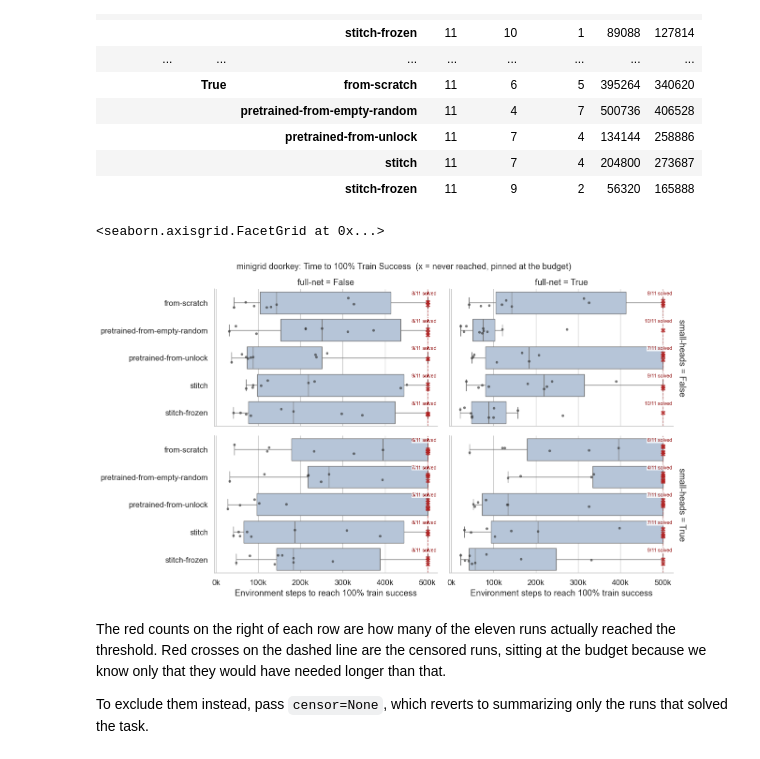
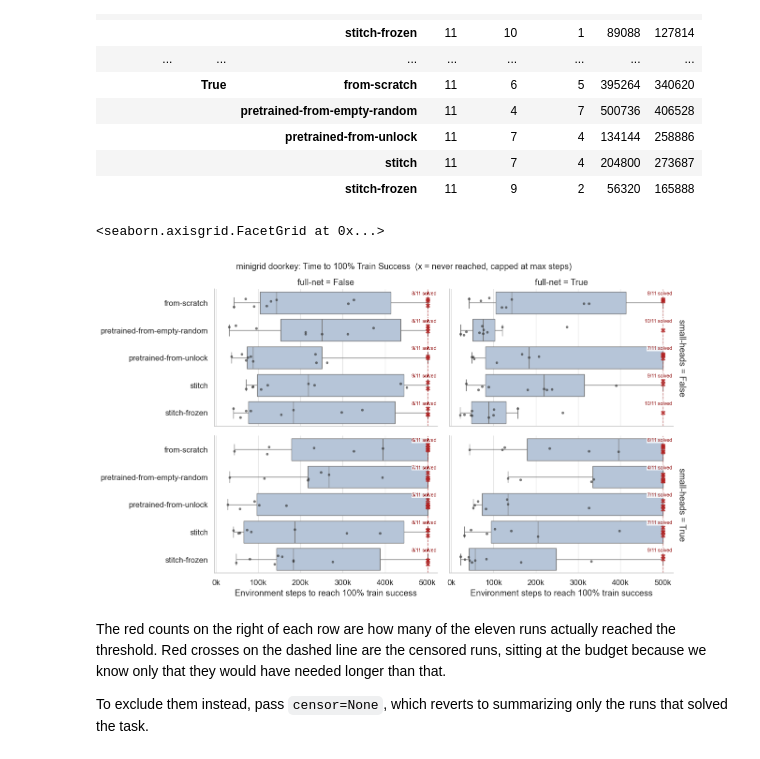
Before and after one commit to uvm-neurobotics-lab/stitching, a Jupyter notebook: src/minigrid.ipynb, the cells around one changed output. Cells and saved outputs as stored; diff of their text form; code cells hidden in the pictures.

Commit message:
I prefer this naming and syntax over what Claude chose.

```diff
--- a/src/minigrid.ipynb
+++ b/src/minigrid.ipynb
@@ -356,16 +356,14 @@ this".
 METRIC = "Time to 100% Train Success"
 
 
-def time_to_threshold(df, y="Train/Success Rate", threshold=1.0, sustain=5, unit="run", censor="budget"):
+def time_to_threshold(df, y="Train/Success Rate", threshold=1.0, sustain=5, unit="run", cap_nans=True):
     """
     The first step at which each run reaches `threshold` and holds it for `sustain` consecutive records.
 
-    `sustain=1` gives the plain first crossing, which on a rolling metric is badly contaminated by the small
-    buffer early in training.
+    `sustain=1` gives the plain first crossing, which on a rolling metric is badly contaminated by the small buffer
+    early in training. `cap_nans` means, for runs which never crossed this threshold, give them a value of max steps
+    rather than dropping them or marking them NaN.
 
-    Args:
-        censor: What to record for a run which never reaches the threshold. "budget" (the default) records the
-            run's final step, so the run stays in the sample as a lower bound; None records NaN, dropping it.
     Returns:
         DataFrame: One row per run, with the time, and a `censored` flag marking the runs which never got there.
     """
@@ -378,22 +376,19 @@ def time_to_threshold(df, y="Train/Success Rate", threshold=1.0, sustain=5, unit
         else:
             found = np.flatnonzero(at_or_above)
         steps = g["Step"].to_numpy()
-        return pd.Series({METRIC: steps[found[0]] if len(found) else np.nan, "budget": steps.max()})
+        return pd.Series({METRIC: steps[found[0]] if len(found) else np.nan, "max-step": steps.max()})
 
     ordered = df.dropna(subset=[y]).reset_index().sort_values("Step")
     keys = ["small-heads", "full-net", "train-method", unit]
     times = ordered.groupby(keys).apply(first_crossing, include_groups=False).reset_index()
 
     times["censored"] = times[METRIC].isna()
-    if censor == "budget":
-        times[METRIC] = times[METRIC].fillna(times["budget"])
-    elif censor is not None:
-        raise ValueError(f"Unknown censor mode: {censor!r}. Use 'budget' or None.")
+    if cap_nans:
+        times[METRIC] = times[METRIC].fillna(times["max-step"])
     return times
 
 
 times = time_to_threshold(plot_df)
-print(f"{len(times)} runs, {times['censored'].sum()} censored at the budget "
-      f"({times['budget'].min():,}-{times['budget'].max():,} steps)")
+print(f"{len(times)} runs, {times['censored'].sum()} failed at {int(times['max-step'].max()):,} steps")
 times.head()
 # %% [output]
@@ -445,7 +440,7 @@ def plot_time_to_solve(times, metric=METRIC, group="train-method", facets=("smal
     """
     Box plot of time-to-solve per group, with each run drawn as a point.
 
-    Censored runs -- those which never reached the threshold -- sit at the budget and are drawn as red crosses,
+    Capped runs -- those which never reached the threshold -- sit at max-steps and are drawn as red crosses,
     since their true value is only known to be at least that large.
     """
     order = sorted(times[group].unique())
@@ -455,37 +450,37 @@ def plot_time_to_solve(times, metric=METRIC, group="train-method", facets=("smal
 
     def draw_runs(data, **kwargs):
         for subset, style in [(data[~data["censored"]], dict(color=".2", marker="o", size=4, alpha=0.65)),
                               (data[data["censored"]], dict(color="firebrick", marker="X", size=7, alpha=0.85))]:
             if len(subset):
                 sns.stripplot(data=subset, y=group, x=metric, order=order, jitter=0.18, **style)
 
     grid.map_dataframe(draw_runs)
 
-    budget = times["budget"].max()
+    max_step = times["max-step"].max()
     for facet_values, ax in grid.axes_dict.items():
-        ax.axvline(budget, ls="--", lw=1, color="firebrick", alpha=0.5)
+        ax.axvline(max_step, ls="--", lw=1, color="firebrick", alpha=0.5)
         for i, name in enumerate(order):
             key = (*facet_values, name) if isinstance(facet_values, tuple) else (facet_values, name)
             rows = times[(times[facets[0]] == key[0]) & (times[facets[1]] == key[1]) & (times[group] == name)]
             # Offset and backed in white, since the censored crosses pile up in exactly this spot.
             ax.text(0.995, i - 0.34, f"{(~rows['censored']).sum()}/{len(rows)} solved",
                     transform=ax.get_yaxis_transform(), va="center", ha="right", fontsize=7.5, color="darkred",
                     bbox=dict(facecolor="white", alpha=0.8, edgecolor="none", pad=1))
 
     grid.set_titles(row_template="{row_var} = {row_name}", col_template="{col_var} = {col_name}")
-    grid.figure.suptitle(f"{BENCHMARK} {TASK}: {metric}  (x = never reached, pinned at the budget)",
+    grid.figure.suptitle(f"{BENCHMARK} {TASK}: {metric}  (x = never reached, capped at max steps)",
                          y=1.02, fontsize=13)
     for ax in grid.axes.flat:
         ax.xaxis.set_major_formatter(lambda v, _: f"{v / 1000:g}k")
     grid.set_xlabels("Environment steps to reach 100% train success")
     grid.set_ylabels("")
     return grid
 
 
 plot_time_to_solve(times)
 # %% [output]
 <seaborn.axisgrid.FacetGrid at 0x...>
-[figure, old version]
+[figure, new version]
 # %% [markdown]
 The red counts on the right of each row are how many of the eleven runs actually reached the threshold. Red
 crosses on the dashed line are the censored runs, sitting at the budget because we know only that they would
```
Also changed, not shown: parts of 2 cells of this notebook.
